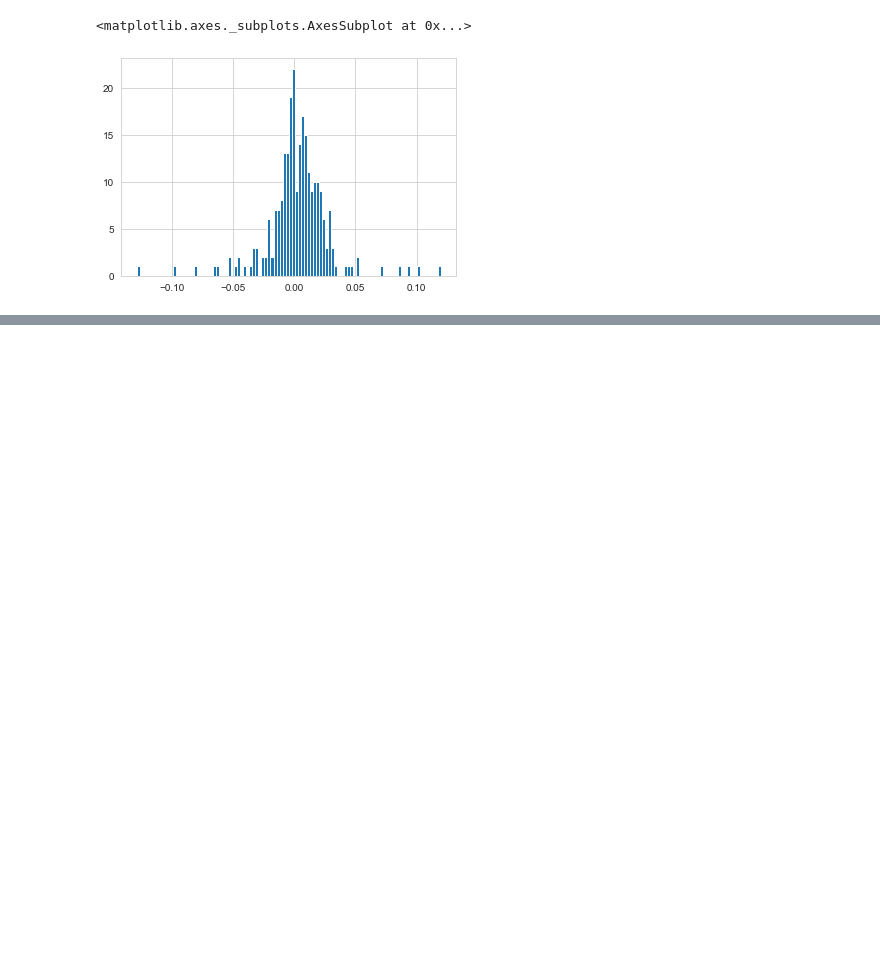
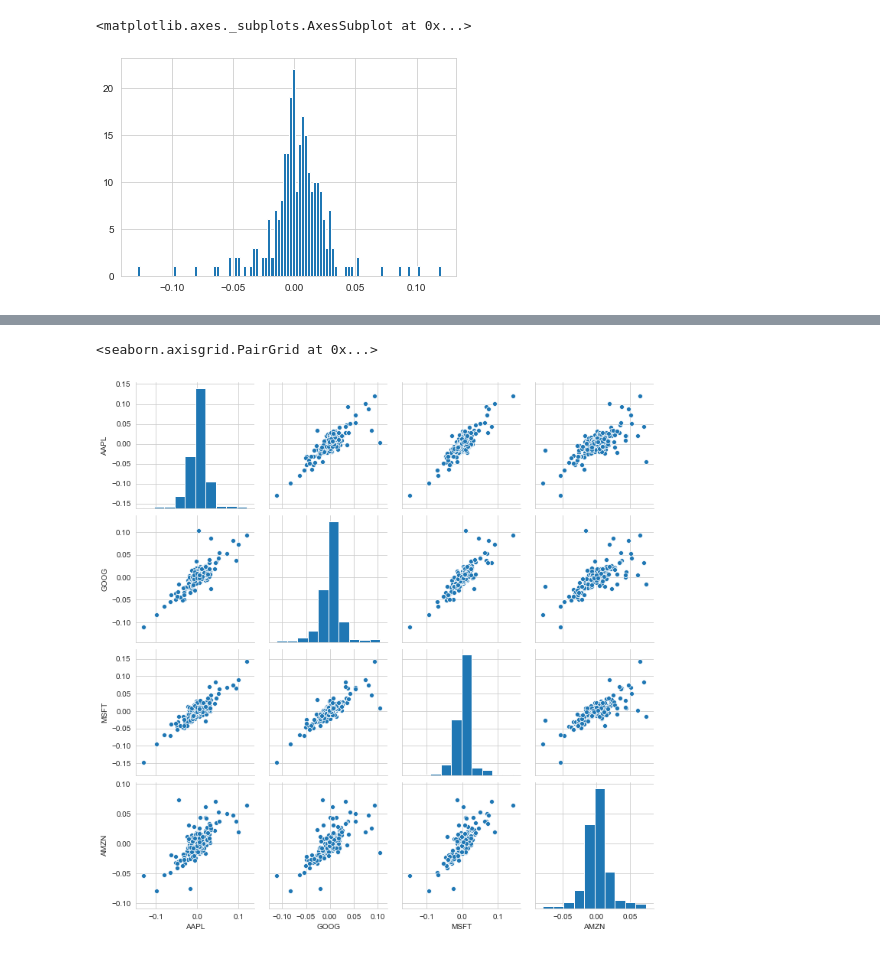
Before and after one commit to fujispooo/datascience, a Jupyter notebook: Lec60.ipynb, the cells around one changed output, grey strips where cells are left out. Drawn from its saved outputs; the diff is of its cells as text; code cells hidden in the pictures; blank space fills up the shorter version.

```diff
--- a/Lec60.ipynb
+++ b/Lec60.ipynb
@@ -122,0 +123,7 @@ sns.jointplot('GOOG','MSFT',tech_rets,kind='scatter',color='seagreen')
+# %%
+sns.pairplot(tech_rets.dropna())
+
+# 対角線上にはヒストグラム
+# %% [output]
+<seaborn.axisgrid.PairGrid at 0x...>
+[figure, added]
```
Also changed, not shown: parts of 23 cells of this notebook.
